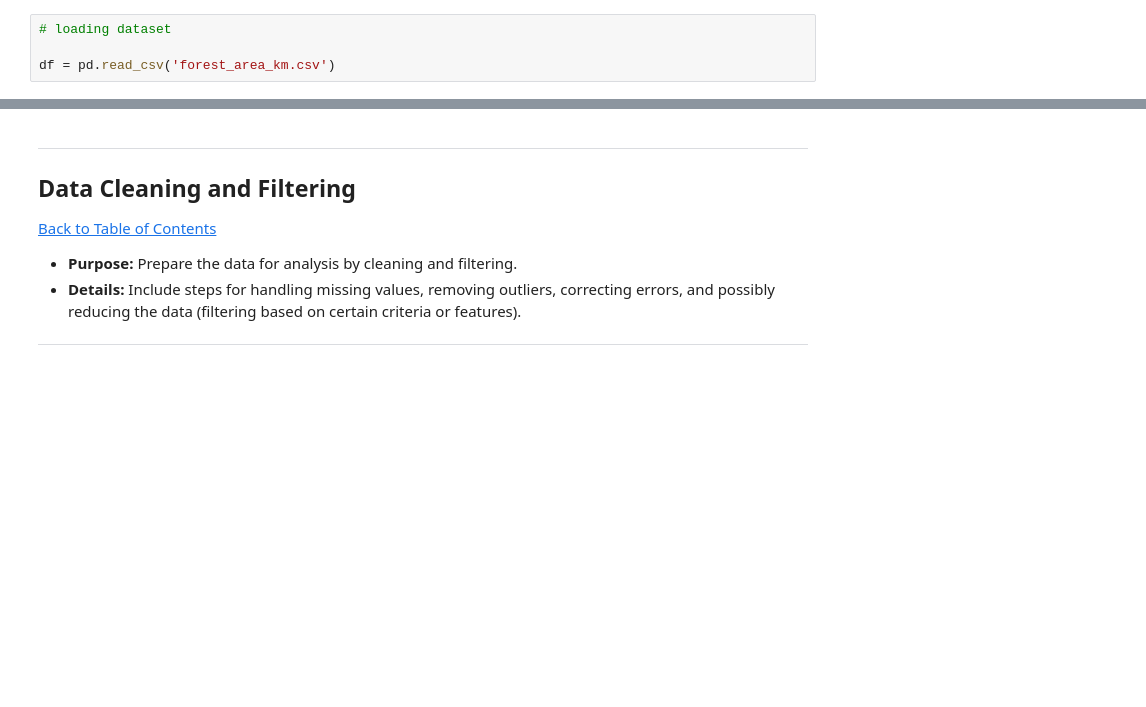
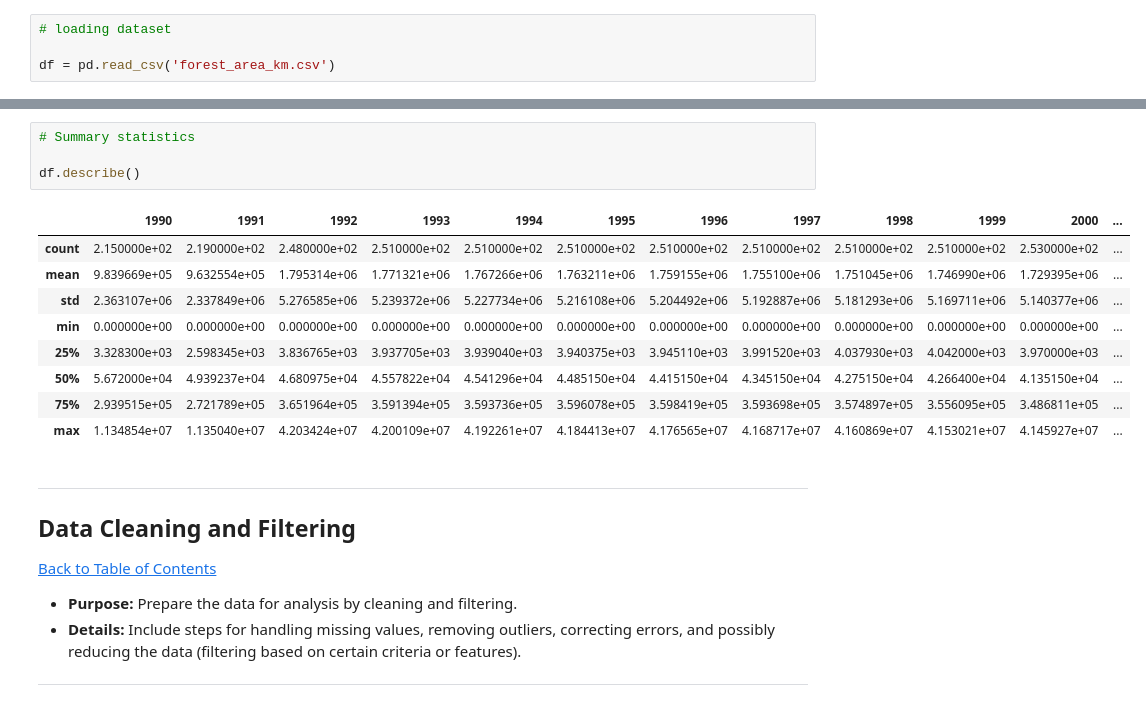
Before and after one commit to sarahgracemahlangu/ExploreAI-Capstone-Project, a Jupyter notebook: capstone_project.ipynb, the cells around one changed output, grey strips where cells are left out. Saved outputs shown, nothing was run; the diff lists cells and outputs as text; blank space fills up the shorter version.

```diff
--- a/capstone_project.ipynb
+++ b/capstone_project.ipynb
@@ -124,3 +135,17 @@ df.head()
+# %%
+# Summary statistics
+
+df.describe()
+# %% [output]
+|  | 1990 | 1991 | 1992 | 1993 | 1994 | 1995 | 1996 | 1997 | 1998 | 1999 | 2000 | ... |
+| count | 2.150000e+02 | 2.190000e+02 | 2.480000e+02 | 2.510000e+02 | 2.510000e+02 | 2.510000e+02 | 2.510000e+02 | 2.510000e+02 | 2.510000e+02 | 2.510000e+02 | 2.530000e+02 | ... |
+| mean | 9.839669e+05 | 9.632554e+05 | 1.795314e+06 | 1.771321e+06 | 1.767266e+06 | 1.763211e+06 | 1.759155e+06 | 1.755100e+06 | 1.751045e+06 | 1.746990e+06 | 1.729395e+06 | ... |
+| std | 2.363107e+06 | 2.337849e+06 | 5.276585e+06 | 5.239372e+06 | 5.227734e+06 | 5.216108e+06 | 5.204492e+06 | 5.192887e+06 | 5.181293e+06 | 5.169711e+06 | 5.140377e+06 | ... |
+| min | 0.000000e+00 | 0.000000e+00 | 0.000000e+00 | 0.000000e+00 | 0.000000e+00 | 0.000000e+00 | 0.000000e+00 | 0.000000e+00 | 0.000000e+00 | 0.000000e+00 | 0.000000e+00 | ... |
+| 25% | 3.328300e+03 | 2.598345e+03 | 3.836765e+03 | 3.937705e+03 | 3.939040e+03 | 3.940375e+03 | 3.945110e+03 | 3.991520e+03 | 4.037930e+03 | 4.042000e+03 | 3.970000e+03 | ... |
+| 50% | 5.672000e+04 | 4.939237e+04 | 4.680975e+04 | 4.557822e+04 | 4.541296e+04 | 4.485150e+04 | 4.415150e+04 | 4.345150e+04 | 4.275150e+04 | 4.266400e+04 | 4.135150e+04 | ... |
+| 75% | 2.939515e+05 | 2.721789e+05 | 3.651964e+05 | 3.591394e+05 | 3.593736e+05 | 3.596078e+05 | 3.598419e+05 | 3.593698e+05 | 3.574897e+05 | 3.556095e+05 | 3.486811e+05 | ... |
+| max | 1.134854e+07 | 1.135040e+07 | 4.203424e+07 | 4.200109e+07 | 4.192261e+07 | 4.184413e+07 | 4.176565e+07 | 4.168717e+07 | 4.160869e+07 | 4.153021e+07 | 4.145927e+07 | ... |
 # %% [markdown]
 ---
 <a href=#four></a>
```
Also changed, not shown: parts of 12 cells of this notebook.
